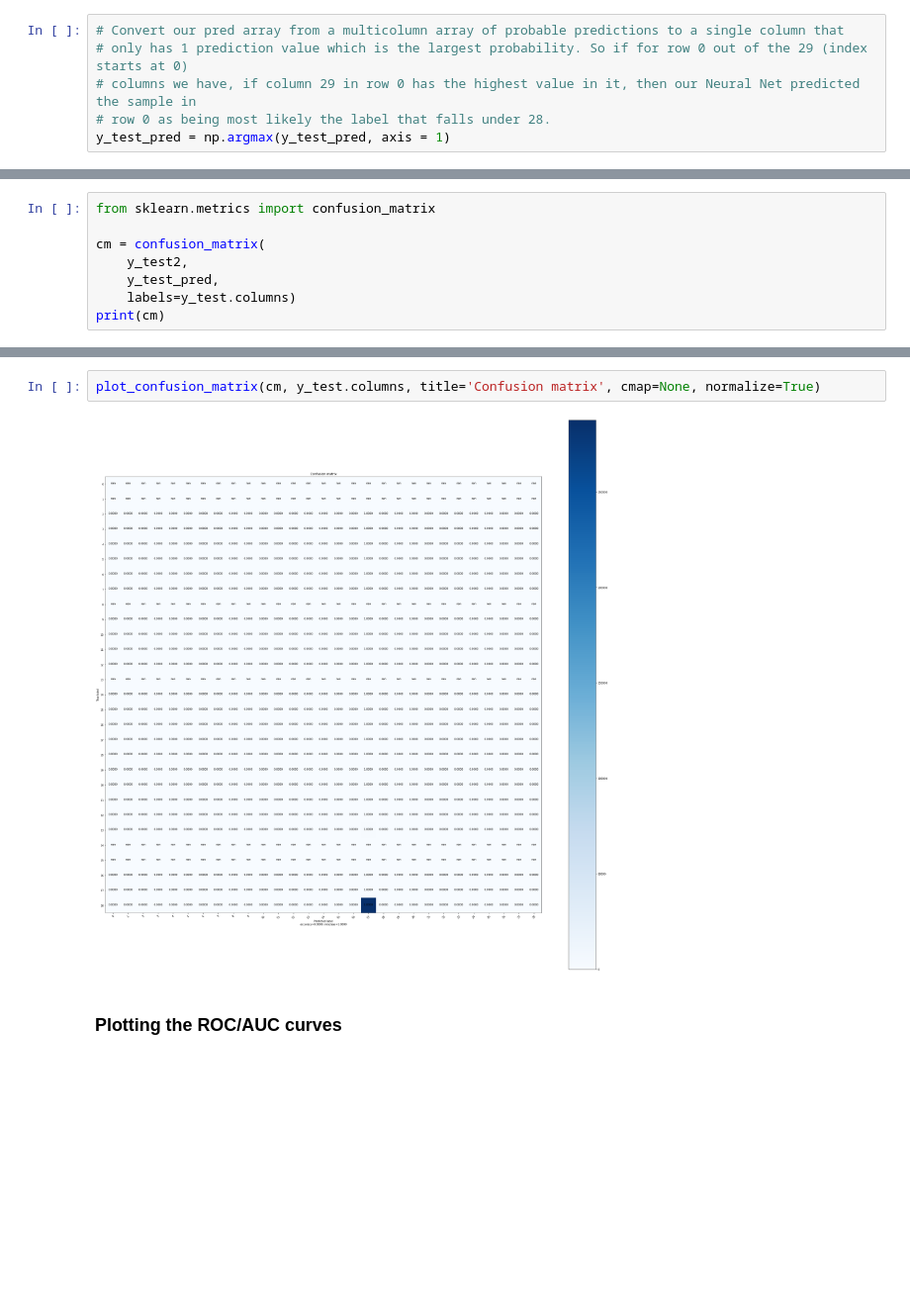
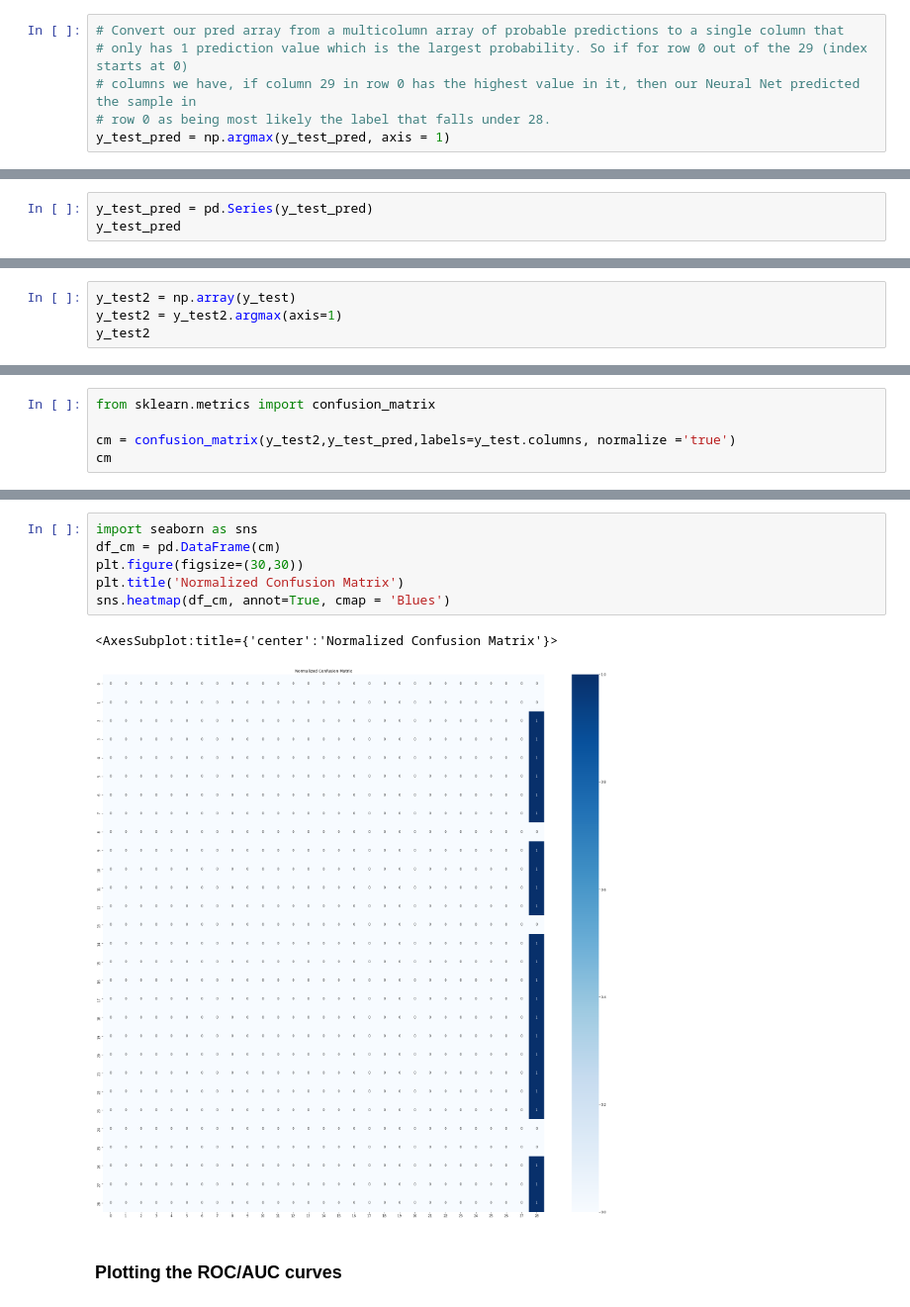
Before and after one commit to Grieze/CSC-767, a Jupyter notebook: Bitcoin Heist Data.ipynb, the cells around one changed output, grey strips where cells are left out. Shown at 99% size. Saved outputs shown, nothing was run; the diff lists cells and outputs as text; blank space fills up the shorter version.

```diff
--- a/Bitcoin Heist Data.ipynb
+++ b/Bitcoin Heist Data.ipynb
@@ -557,0 +545,3 @@ Index([ 0,  1,  2,  3,  4,  5,  6,  7,  8,  9, 10, 11, 12, 13, 14, 15, 16, 17,
+# %%
+y_test_pred = pd.Series(y_test_pred)
+y_test_pred
@@ -557,0 +561,4 @@ Index([ 0,  1,  2,  3,  4,  5,  6,  7,  8,  9, 10, 11, 12, 13, 14, 15, 16, 17,
+# %%
+y_test2 = np.array(y_test)
+y_test2 = y_test2.argmax(axis=1)
+y_test2
@@ -558,9 +567,6 @@ Index([ 0,  1,  2,  3,  4,  5,  6,  7,  8,  9, 10, 11, 12, 13, 14, 15, 16, 17,
 # %%
 from sklearn.metrics import confusion_matrix
 
-cm = confusion_matrix(
-    y_test2,
-    y_test_pred,
-    labels=y_test.columns)
-print(cm)
+cm = confusion_matrix(y_test2,y_test_pred,labels=y_test.columns, normalize ='true')
+cm
 # %% [output]
@@ -630,6 +590,11 @@ def plot_confusion_matrix(cm,
-# %%
-plot_confusion_matrix(cm, y_test.columns, title='Confusion matrix', cmap=None, normalize=True)
-# %% [output]
-[figure, removed]
+# %%
+import seaborn as sns
+df_cm = pd.DataFrame(cm)
+plt.figure(figsize=(30,30))
+plt.title('Normalized Confusion Matrix')
+sns.heatmap(df_cm, annot=True, cmap = 'Blues')
+# %% [output]
+<AxesSubplot:title={'center':'Normalized Confusion Matrix'}>
+[figure, added]
 # %% [markdown]
 ### Plotting the ROC/AUC curves
```
Also changed, not shown: parts of 21 cells of this notebook.
